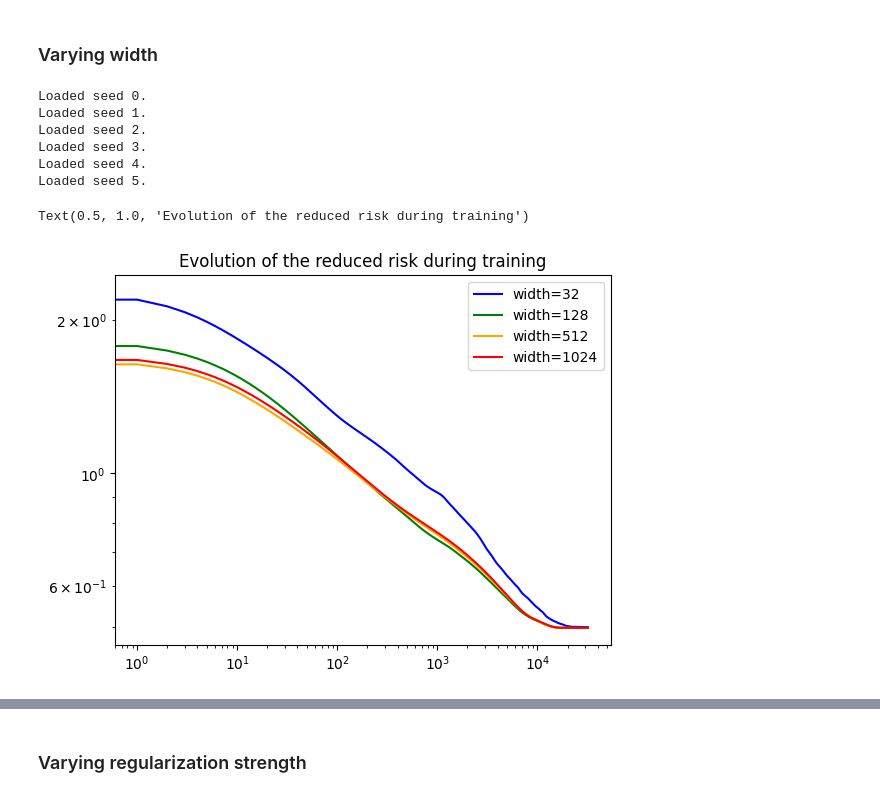
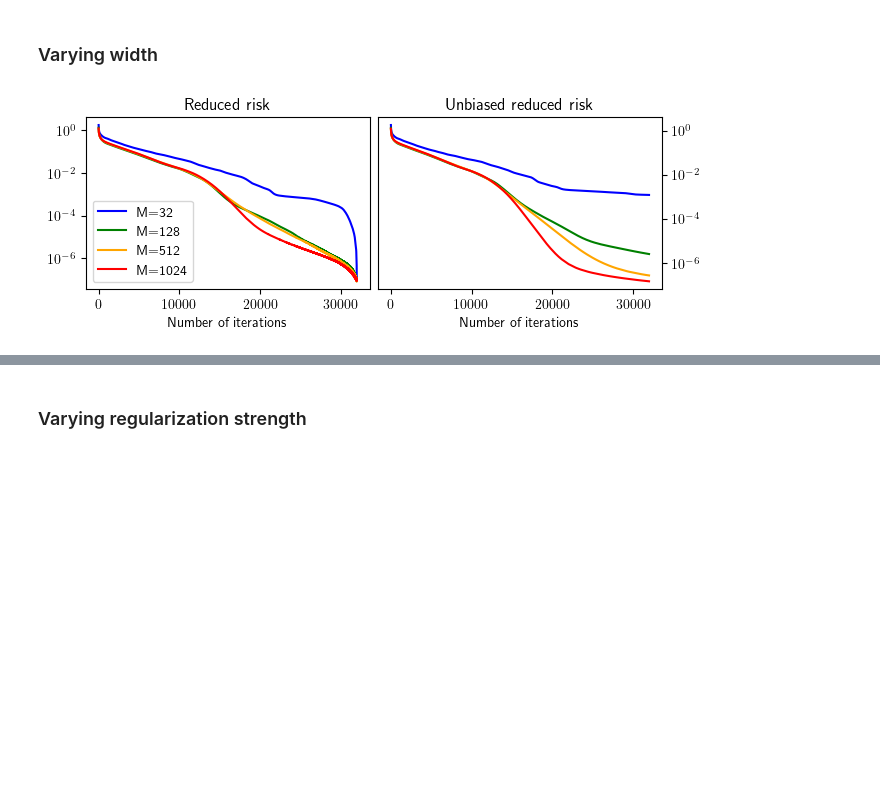
Before and after one commit to rbarboni/VarPro, a Jupyter notebook: Results_SHL.ipynb, the cells around one changed output, grey strips where cells are left out. Cells and saved outputs as stored; diff of their text form; code cells hidden in the pictures; blank space fills up the shorter version.

Commit message:
plots

```diff
--- a/Results_SHL.ipynb
+++ b/Results_SHL.ipynb
@@ -6,6 +7,8 @@ from tqdm import tqdm
 
 import matplotlib.pyplot as plt
 import numpy as np
+# %%
+plt.rcParams.update({"pdf.fonttype": 42, 'text.usetex': True})
 # %%
 seed_list = [0, 1, 2, 3, 4, 5]
 # %% [markdown]
@@ -19,7 +22,7 @@ color_dict = {32: 'blue', 128: 'green', 512: 'orange', 1024: 'red'}
 dict = {}
 dict_unbiased = {}
 
-for seed in seed_list:
+for seed in tqdm(seed_list):
     for width in width_list:
         path = f'VarPro_ReLU_1d/results/width{width:.0f}_lmbda-3.0_gamma100.0_N4096_ts-10.0_seed{seed:.0f}.pkl.gz'
         with gzip.open(path, 'rb') as f:
@@ -27,26 +30,38 @@ for seed in seed_list:
         path_unbiased = f'VarPro_ReLU_1d_unbiased/results/width{width:.0f}_lmbda-3.0_gamma100.0_N4096_ts-10.0_seed{seed:.0f}.pkl.gz'
         with gzip.open(path_unbiased, 'rb') as f:
             dict_unbiased[(seed, width)] = pickle.load(f)
-    print(f'Loaded seed {seed}.')
-# %% [output]
-Loaded seed 0.
-Loaded seed 1.
-Loaded seed 2.
-Loaded seed 3.
-Loaded seed 4.
-Loaded seed 5.
 # %%
+p=0.3
+fig, ax = plt.subplots(1, 2, figsize=(22 * p, 8 * p), constrained_layout=True)
+
 for width in width_list:
     res = np.zeros(32000)
+    res_unbiased = np.zeros(32000)
     for seed in seed_list:
         res += np.array(dict[(seed, width)]['loss_list'])
+        res_unbiased += np.array(dict_unbiased[(seed, width)]['loss_list'])
     res /= len(seed_list)
-    plt.plot(res, color=color_dict[width], label=f'width={width}')
-    #plt.plot(dict_unbiased[(seed, width)]['loss_list'], color=color_dict[width], label=f'width={width}')
-plt.legend()
-plt.yscale('log')
-plt.xscale('log')
-plt.title('Evolution of the reduced risk during training')
+    res_unbiased /= len(seed_list)
+    ax[0].plot(res-res[-1]+1e-7, color=color_dict[width], label=f'M={width}')
+    ax[1].plot(res_unbiased, color=color_dict[width])
+
+ax[0].legend()
+ax[0].set_yscale('log')
+#ax[0].set_xscale('log')
+ax[0].set_xlabel('Number of iterations')
+ax[0].set_title('Reduced risk')
+
+
+#ax[1].legend()
+ax[1].set_yscale('log')
+#ax[1].set_xscale('log')
+ax[1].set_xlabel('Number of iterations')
+ax[1].set_title('Unbiased reduced risk')
+ax[1].yaxis.tick_right()
+#ax[1].yaxis.set_label_position("right")
+
+#fig.savefig('relu1d_width_risk_evolution.pdf', format='pdf', bbox_inches='tight')
+
+#plt.title('Evolution of the reduced risk during training')
 # %% [output]
-Text(0.5, 1.0, 'Evolution of the reduced risk during training')
-[figure, old version]
+[figure, new version]
```
Also changed, not shown: parts of 21 cells of this notebook, 21 other files.
